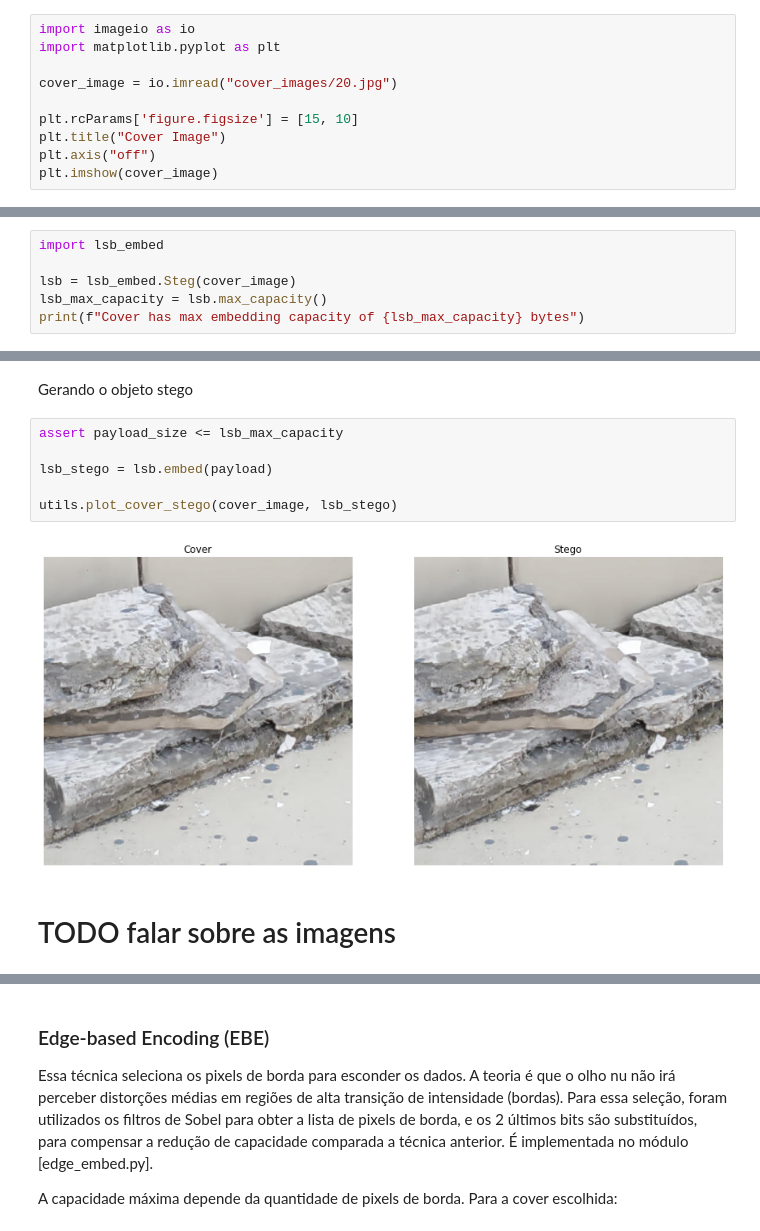
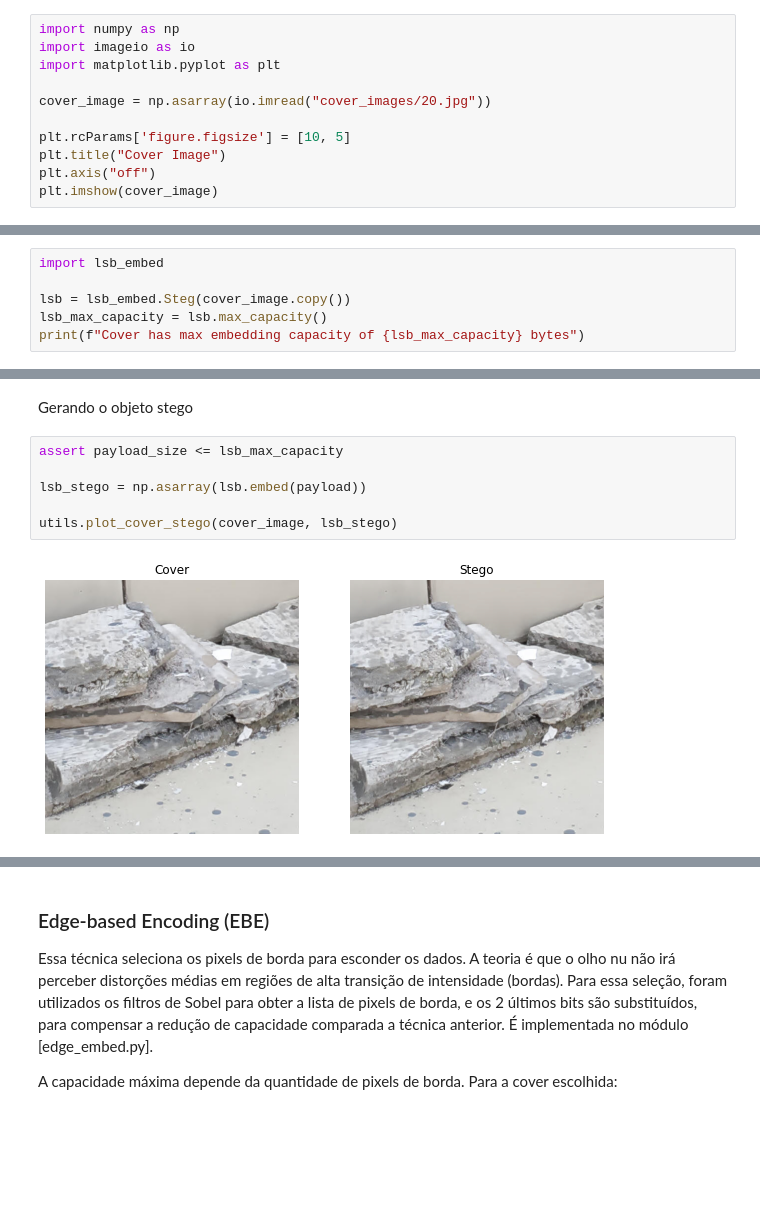
Before and after one commit to eduardo550/SCC0251-FinalProject, a Jupyter notebook: Final report.ipynb, the cells around one changed output, grey strips where cells are left out. Drawn from its saved outputs; the diff is of its cells as text; blank space fills up the shorter version.

```diff
--- a/Final report.ipynb
+++ b/Final report.ipynb
@@ -11,12 +11,13 @@ Para essa aplicação, qualquer conjunto de imagens funcionaria. No nosso projet
 
 Para as demonstrações nas seções seguintes, será utilizada a imagem contida em [cover_images/20.jpg](https://github.com/eduardo550/SCC0251-FinalProject/blob/main/cover_images/20.jpg)
 # %%
+import numpy as np
 import imageio as io
 import matplotlib.pyplot as plt
 
-cover_image = io.imread("cover_images/20.jpg")
+cover_image = np.asarray(io.imread("cover_images/20.jpg"))
 
-plt.rcParams['figure.figsize'] = [15, 10]
+plt.rcParams['figure.figsize'] = [10, 5]
 plt.title("Cover Image")
 plt.axis("off")
 plt.imshow(cover_image)
@@ -59,7 +57,7 @@ A técnica mais famosa e mais simples, consiste em substituir o bit menos signif
 # %%
 import lsb_embed
 
-lsb = lsb_embed.Steg(cover_image)
+lsb = lsb_embed.Steg(cover_image.copy())
 lsb_max_capacity = lsb.max_capacity()
 print(f"Cover has max embedding capacity of {lsb_max_capacity} bytes")
 # %% [output]
@@ -69,10 +67,8 @@ Gerando o objeto stego
 # %%
 assert payload_size <= lsb_max_capacity
 
-lsb_stego = lsb.embed(payload)
+lsb_stego = np.asarray(lsb.embed(payload))
 
 utils.plot_cover_stego(cover_image, lsb_stego)
 # %% [output]
-[figure, old version]
+[figure, new version]
-# %% [markdown]
-# TODO falar sobre as imagens
```
Also changed, not shown: parts of 35 cells of this notebook, 14 other files.
